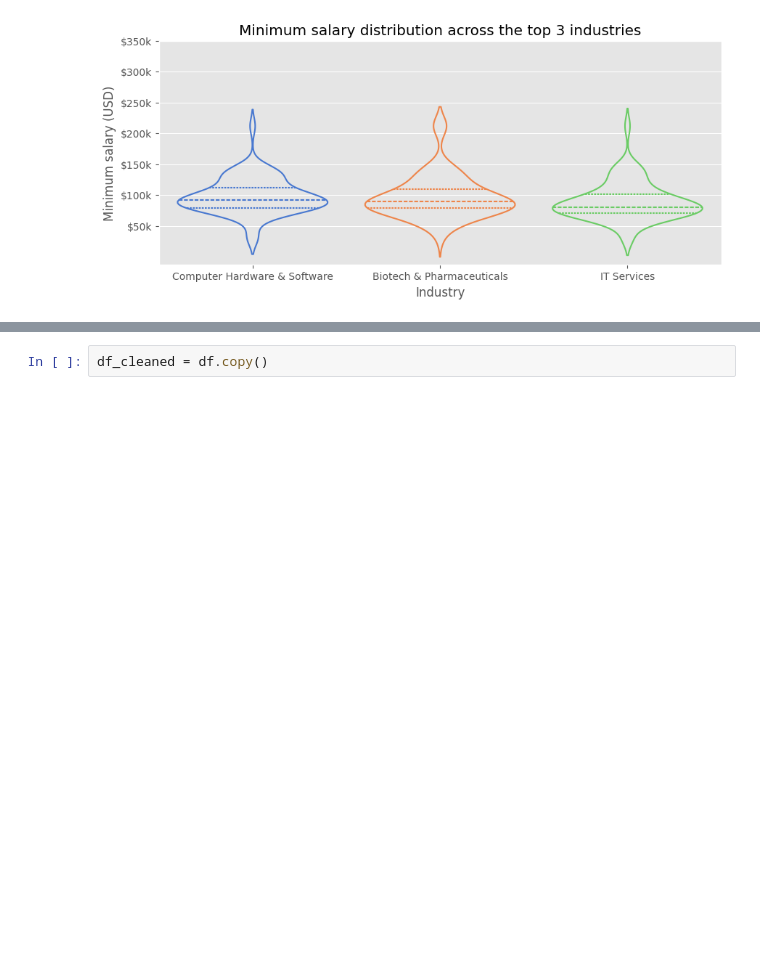
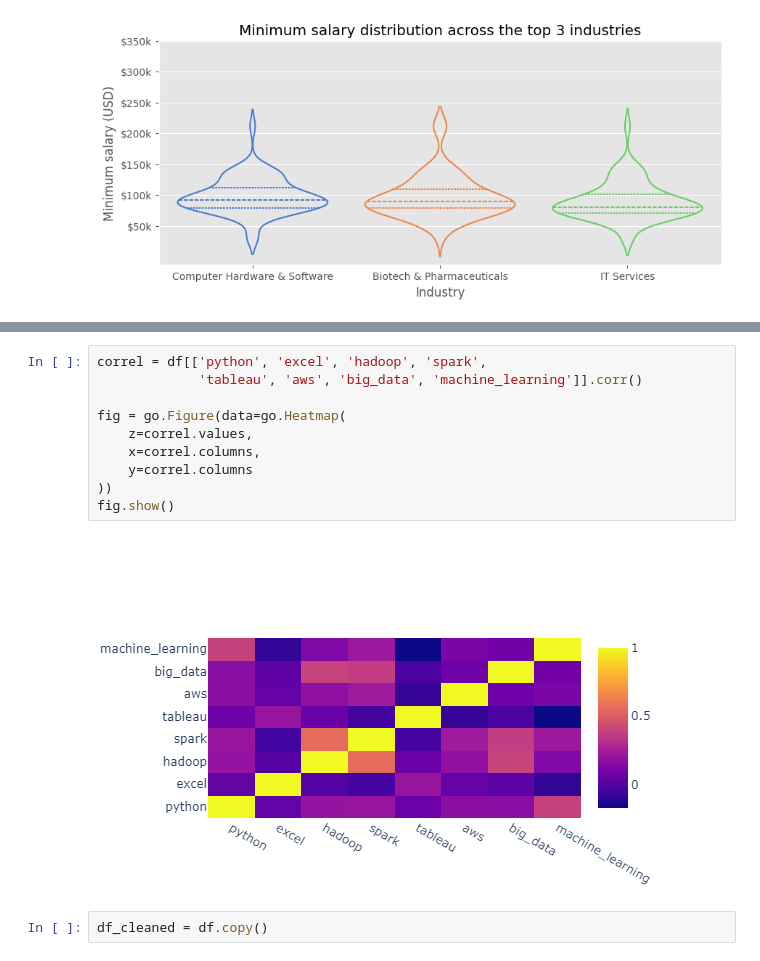
Before and after one commit to AngelX62/Data-Science-Job-Clean, a Jupyter notebook: Data_Science.ipynb, the cells around one changed output, grey strips where cells are left out. Drawn from its saved outputs; the diff is of its cells as text; blank space fills up the shorter version.

```diff
--- a/Data_Science.ipynb
+++ b/Data_Science.ipynb
@@ -572,3 +586,15 @@ This chart presents the distribution of minimum salaries across the top three in
+# %%
+correl = df[['python', 'excel', 'hadoop', 'spark',
+             'tableau', 'aws', 'big_data', 'machine_learning']].corr()
+
+fig = go.Figure(data=go.Heatmap(
+    z=correl.values,
+    x=correl.columns,
+    y=correl.columns
+))
+fig.show()
+# %% [output]
+[figure, added]
 # %%
 df_cleaned = df.copy()
 # %%
```
Also changed, not shown: parts of 9 cells of this notebook.
